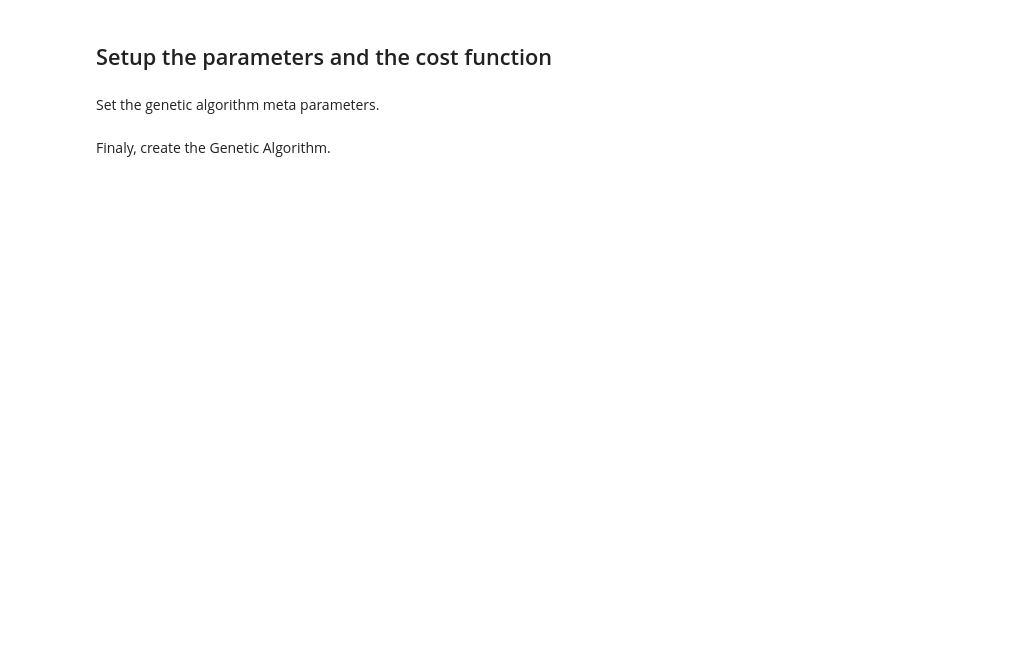
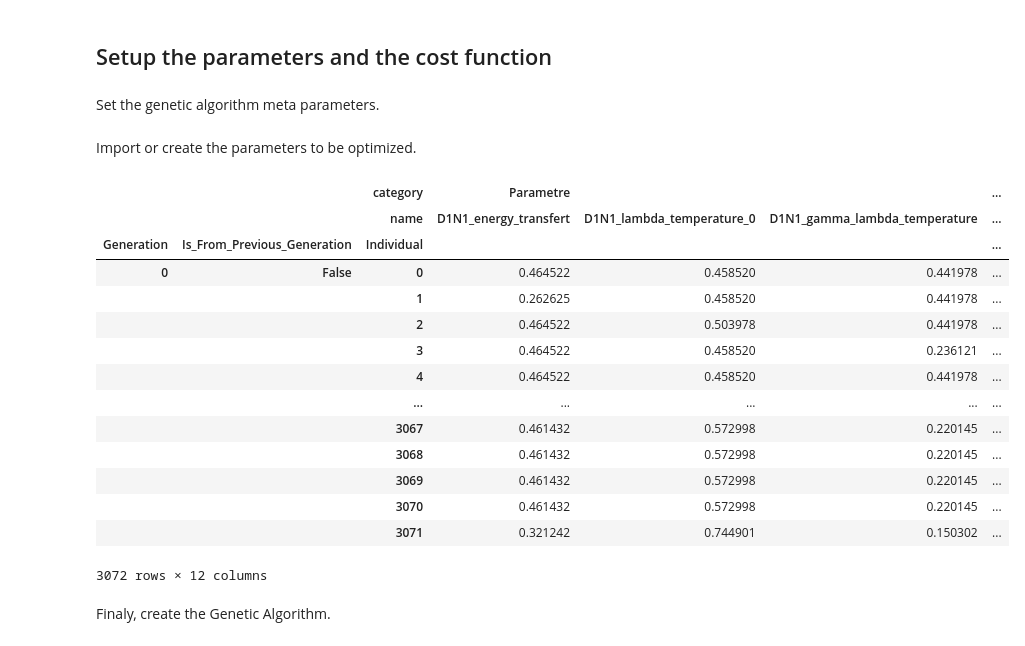
Before and after one commit to Ash12H/Seapopym-optimization, a Jupyter notebook: notebooks/4_Optimization/2_Climatological/1_Climato_HOT_2_groups/SeapoPym_biomass_HOT_climato_obs_npp_2_groups.ipynb, the cells around one changed output. Saved outputs shown, nothing was run; the diff lists cells and outputs as text; code cells hidden in the pictures; blank space fills up the shorter version.

```diff
--- a/notebooks/4_Optimization/2_Climatological/1_Climato_HOT_2_groups/SeapoPym_biomass_HOT_climato_obs_npp_2_groups.ipynb
+++ b/notebooks/4_Optimization/2_Climatological/1_Climato_HOT_2_groups/SeapoPym_biomass_HOT_climato_obs_npp_2_groups.ipynb
@@ -286,4 +286,34 @@ genetic_algo_parameters = SimpleGeneticAlgorithmParameters(
     cost_function_weight=(-1, -1),
 )
+# %% [markdown]
+Import or create the parameters to be optimized.
+# %%
+from seapopym_optimization.genetic_algorithm.simple_logbook import generate_logbook_with_sobol_sampling
+
+
+logbook_path = Path(f"./{export_file_name}_logbook.parquet")
+if logbook_path.exists():
+    logbook = pd.read_parquet(logbook_path)
+else:
+    logbook = generate_logbook_with_sobol_sampling(
+        functional_group_parameters=functional_groups, sample_number=256, fitness_name=["Hot climato"]
+    )
+logbook
+# %% [output]
+|  |  | category | Parametre |  |  | ... |
+|  |  | name | D1N1_energy_transfert | D1N1_lambda_temperature_0 | D1N1_gamma_lambda_temperature | ... |
+| Generation | Is_From_Previous_Generation | Individual |  |  |  | ... |
+| 0 | False | 0 | 0.464522 | 0.458520 | 0.441978 | ... |
+|  |  | 1 | 0.262625 | 0.458520 | 0.441978 | ... |
+|  |  | 2 | 0.464522 | 0.503978 | 0.441978 | ... |
+|  |  | 3 | 0.464522 | 0.458520 | 0.236121 | ... |
+|  |  | 4 | 0.464522 | 0.458520 | 0.441978 | ... |
+|  |  | ... | ... | ... | ... | ... |
+|  |  | 3067 | 0.461432 | 0.572998 | 0.220145 | ... |
+|  |  | 3068 | 0.461432 | 0.572998 | 0.220145 | ... |
+|  |  | 3069 | 0.461432 | 0.572998 | 0.220145 | ... |
+|  |  | 3070 | 0.461432 | 0.572998 | 0.220145 | ... |
+|  |  | 3071 | 0.321242 | 0.744901 | 0.150302 | ... |
+3072 rows × 12 columns
 # %% [markdown]
 Finaly, create the Genetic Algorithm.
```
Also changed, not shown: parts of 9 cells of this notebook, 13 other files.
